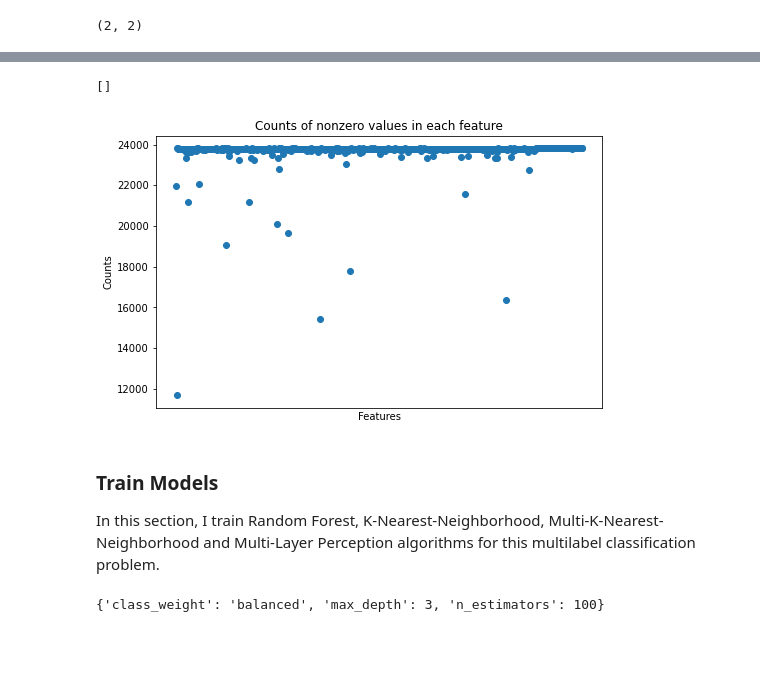
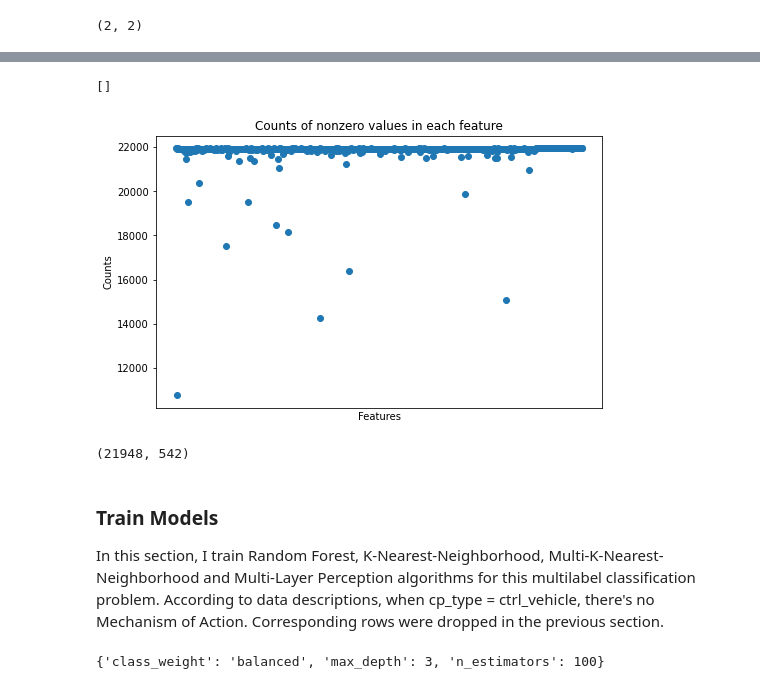
Before and after one commit to QingchuanLyu/Classifying-Mechanism-of-Action, a Jupyter notebook: Mechanisms of Action Classification.ipynb, the cells around one changed output, grey strips where cells are left out. Saved outputs shown, nothing was run; the diff lists cells and outputs as text; code cells hidden in the pictures; blank space fills up the shorter version.

Commit message:
added PCA; detected outliers but kept them

```diff
--- a/Mechanisms of Action Classification.ipynb
+++ b/Mechanisms of Action Classification.ipynb
@@ -312,7 +312,6 @@ corr_f_df.iloc[:, -1:].quantile([.15, .25, .5, .75, .85])
 # %%
 #drop id and count_class cols for training
 train_targets_scored = train_targets_scored.drop('count_class', axis = 1)
-train_features = train_features.drop('sig_id', axis = 1)
 # %%
 #check columns with categorical features
 cats = train_features.select_dtypes(include = ['object'])
@@ -339,0 +344,6 @@ len(train_features.groupby('cp_type')), len(train_features.groupby('cp_dose'))
+# %%
+#drop samples with control_vehicle type, because I don't have to predict them and there's not many
+#in this case, can drop the cp_type variable too, since it only has one type remains--not helpful anymore
+dropped_sig_id = train_features.loc[train_features.cp_type == 'ctl_vehicle']['sig_id']
+train_features = train_features.drop(train_features.loc[train_features.cp_type == 'ctl_vehicle'].index)
+train_features.drop('cp_type', axis = 1, inplace = True)
@@ -340,5 +368,9 @@ len(train_features.groupby('cp_type')), len(train_features.groupby('cp_dose'))
+# %%
+#drop sig_id from feature set, as it doesn't contribute to prediction
+train_features.drop('sig_id', axis = 1, inplace = True)
 # %%
 #label encoding for tree growth
+cats = train_features.select_dtypes(include = ['object'])
 for c in cats:
     lbl = LabelEncoder()
     lbl.fit(list(train_features[c].values))
@@ -388,12 +428,12 @@ features_nonzero_counts = pd.DataFrame({'feature_name': features_nonzero_ct.inde
 # %%
 #plot the counts of 1 in each feature
 fig, ax = plt.subplots(figsize=(8,5))
 ax.scatter(features_nonzero_counts['feature_name'], features_nonzero_counts['nonzero_ct'])
-ax.set_title('Counts of nonzero values in each feature')
+ax.set_title('Counts of nonzero values in each numeric feature')
 ax.set_xlabel('Features')
 ax.set_ylabel('Counts')
 ax.get_xaxis().set_ticks([])
 #nonzero values dominate features=> tree algorithms probably will suffer
 # %% [output]
 []
-[figure, old version]
+[figure, new version]
@@ -400,9 +454,15 @@ ax.get_xaxis().set_ticks([])
+# %%
+#check the PCA'd features
+features_pca.shape
+#reduced the number of features from 874 to 542, in line with 30% highly correlated features before
+# %% [output]
+(21948, 542)
 # %%
 y_train = train_targets_scored.drop('sig_id', axis=1).values
 # %% [markdown]
 ### Train Models
 
-In this section, I train Random Forest, K-Nearest-Neighborhood, Multi-K-Nearest-Neighborhood and Multi-Layer Perception algorithms for this multilabel classification problem.
+In this section, I train Random Forest, K-Nearest-Neighborhood, Multi-K-Nearest-Neighborhood and Multi-Layer Perception algorithms for this multilabel classification problem. According to data descriptions, when cp_type = ctrl_vehicle, there's no Mechanism of Action. Corresponding rows were dropped in the previous section.
 # %%
 #random forest
 rdf = RandomForestClassifier(max_depth=2, n_estimators=100, class_weight = 'balanced', random_state=1)
```
Also changed, not shown: parts of 28 cells of this notebook.
